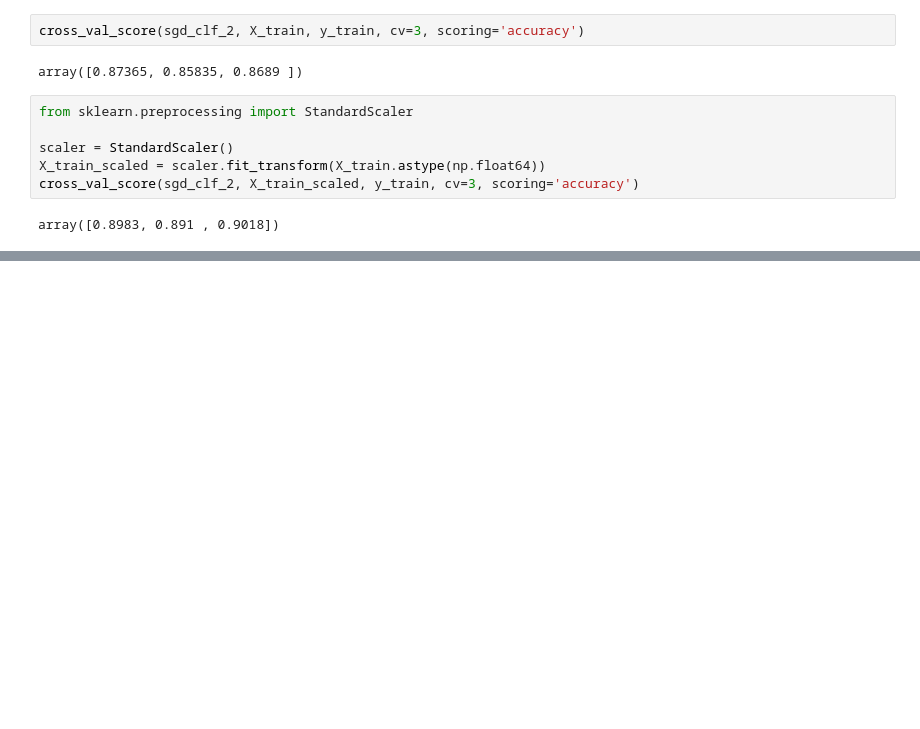
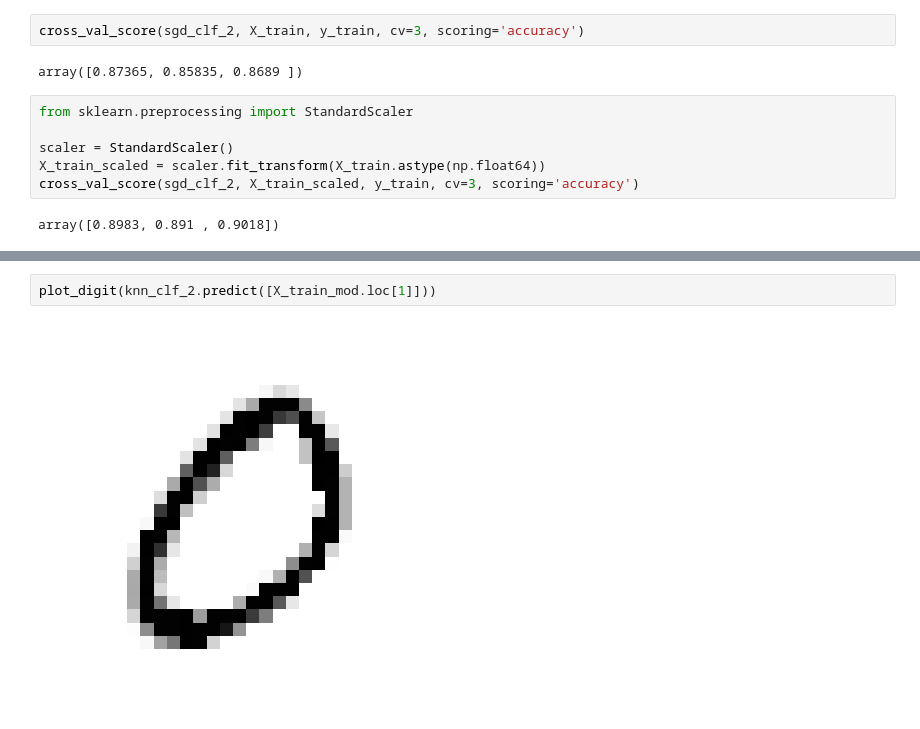
Before and after one commit to penicholson/hands-on-ml, a Jupyter notebook: ch3/mnist.ipynb, the cells around one changed output, grey strips where cells are left out. Saved outputs shown, nothing was run; the diff lists cells and outputs as text; blank space fills up the shorter version.

```diff
--- a/ch3/mnist.ipynb
+++ b/ch3/mnist.ipynb
@@ -242,0 +323,4 @@ array([0.8983, 0.891 , 0.9018])
+# %%
+plot_digit(knn_clf_2.predict([X_train_mod.loc[1]]))
+# %% [output]
+[figure, added]
```
Also changed, not shown: parts of 14 cells of this notebook.
